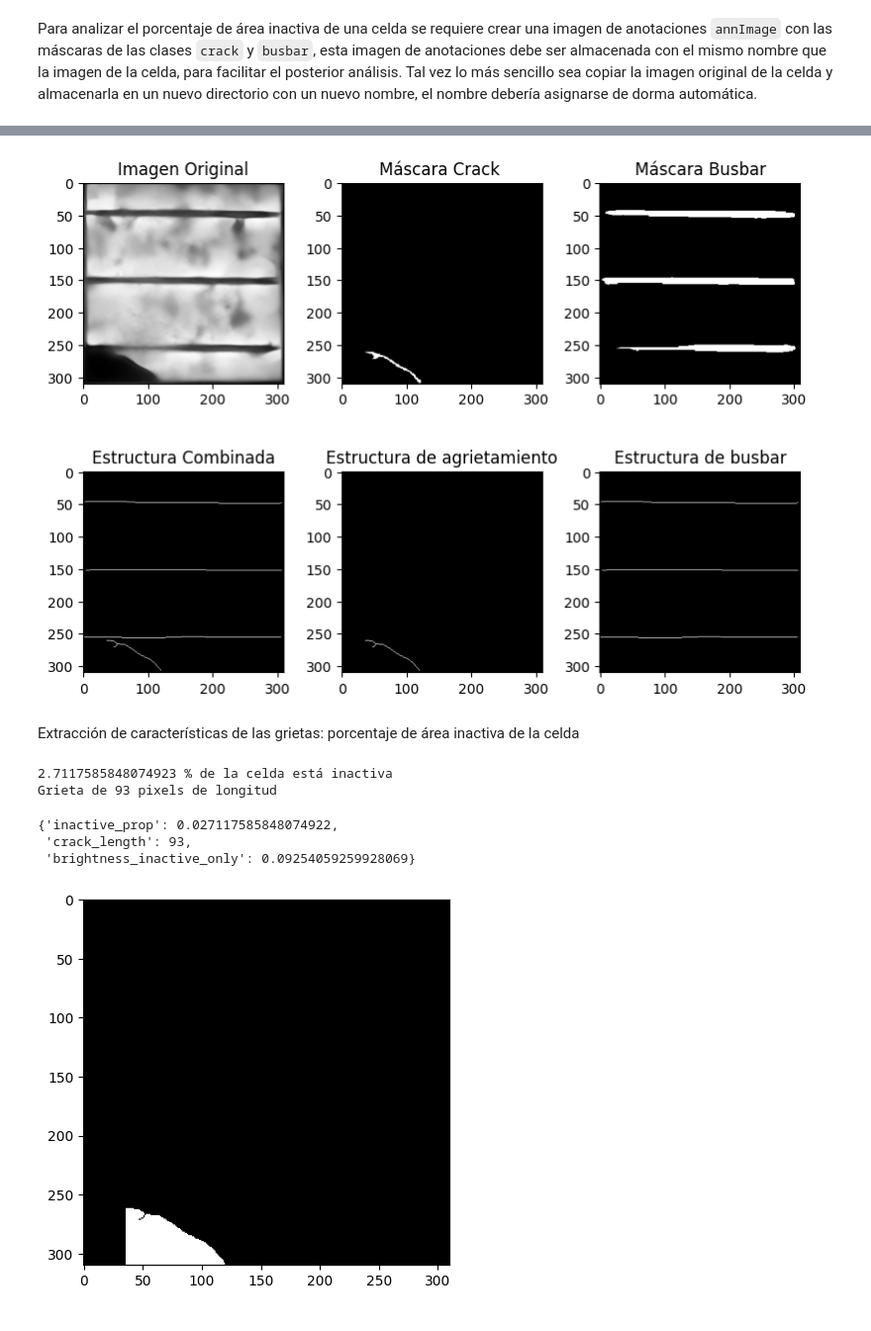
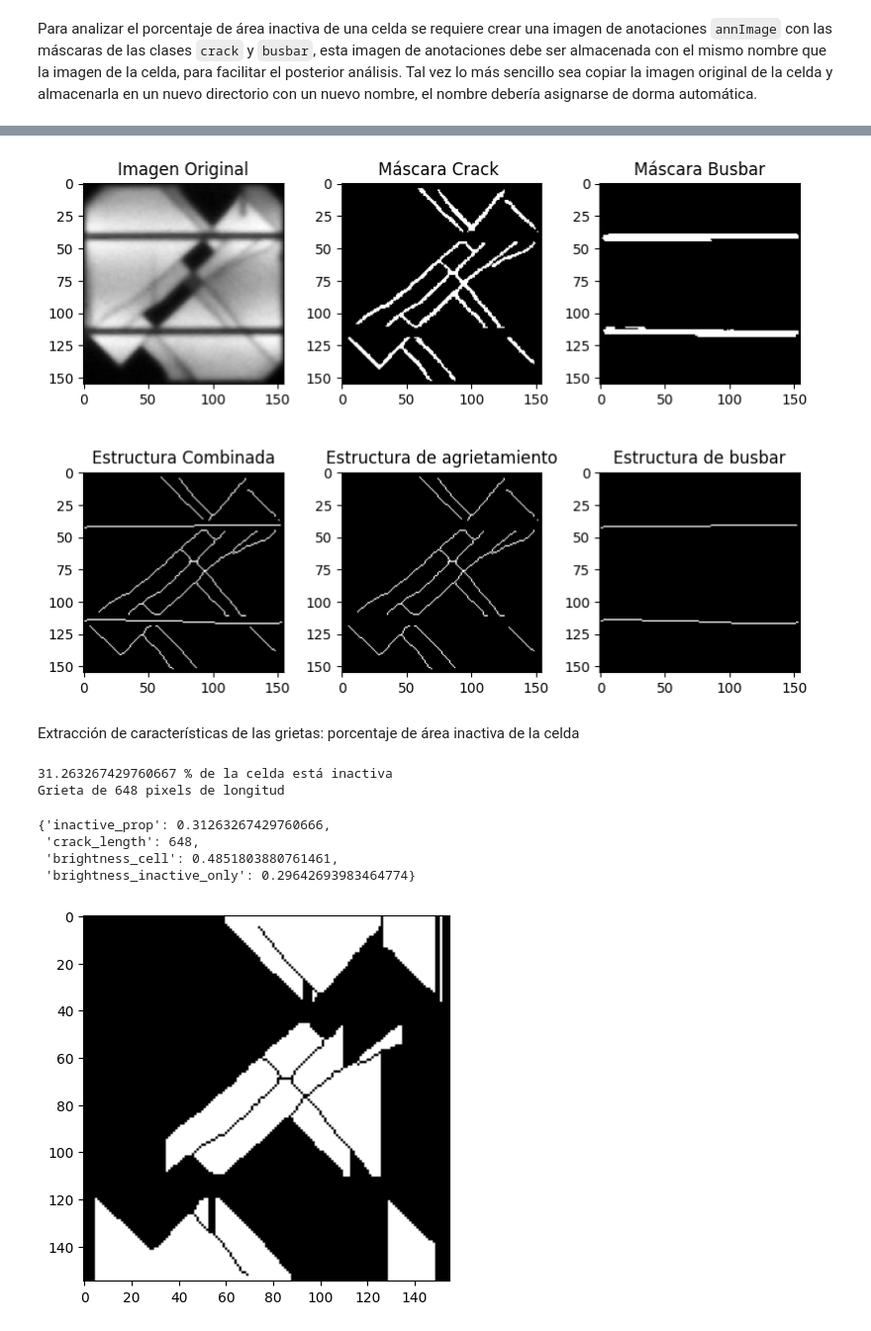
Before and after one commit to Franklingo13/PVDefectDetect, a Jupyter notebook: TestsPV-vision/EvaluacionModelo.ipynb, the cells around one changed output, grey strips where cells are left out. Shown: that part at 99% size. Saved outputs shown, nothing was run; the diff lists cells and outputs as text; code cells hidden in the pictures.

```diff
--- a/TestsPV-vision/EvaluacionModelo.ipynb
+++ b/TestsPV-vision/EvaluacionModelo.ipynb
@@ -918,12 +991,12 @@ images_path = 'D:/Documentos/Universidad de Cuenca/Trabajo de Titulación/Predic
 # %%
-img_path = images_path + '/image/Image11.png'
-ann_path = images_path + '/ann/annImage11.png'
+img_path = images_path + '/image/Image22.png'
+ann_path = images_path + '/ann/annImage22.png'
 # Crear una instancia de CrackCell
 crackcell = CrackCell(img_path,
                       ann_path,
                       crack_inx = 100,
                       busbar_inx = 10,
-                      busbar_num=3)
+                      busbar_num=2)
 
 # Visualización de la imagen original y las máscaras de crack y busbar
 fig, axes = plt.subplots(2, 3, figsize=(8, 6))
@@ -943,32 +1016,33 @@ axes[1, 2].set_title('Estructura de busbar')
 
 plt.tight_layout()
 # %% [output]
-[figure, old version]
+[figure, new version]
 # %% [markdown]
 Extracción de características de las grietas: porcentaje de área inactiva de la celda
 # %%
 # Extracción del área inactiva
 inactive_area, inactive_prop = crackcell.extract_inactive_area()
 plt.imshow(inactive_area, "gray")
 print("{} % de la celda está inactiva".format(inactive_prop*100))
 
 # Extracción de la longitud de la grieta
 crack_length = crackcell.extract_crack_length()
 print("Grieta de {} pixels de longitud ".format(crack_length))
 
 # Extracción del brillo. Existen tres modos:
     # 1. avg_all: brillo promedio de toda la imagen
-    # 2. avg_inactive: brillo promedio de la región inactiva y trata el área actica como 1
+    # 2. avg_inactive: brillo promedio de la región inactiva y trata el área activa como 1
     # 3. avg_inactive_only: brillo promedio solo del área inactiva y devuelve 1 para las celdas intactas
 
-brightness = crackcell.extract_brightness(mode='avg_inactive_only')
+brightness = crackcell.extract_brightness(mode='avg_all')
 #brightness
 # Extracción de todas las funciones a la vez
 crackcell.extract_features()
 # %% [output]
-2.7117585848074923 % de la celda está inactiva
-Grieta de 93 pixels de longitud
+31.263267429760667 % de la celda está inactiva
+Grieta de 648 pixels de longitud
-{'inactive_prop': 0.027117585848074922,
- 'crack_length': 93,
- 'brightness_inactive_only': 0.09254059259928069}
+{'inactive_prop': 0.31263267429760666,
+ 'crack_length': 648,
+ 'brightness_cell': 0.4851803880761461,
+ 'brightness_inactive_only': 0.29642693983464774}
-[figure, old version]
+[figure, new version]
```
Also changed, not shown: parts of 16 cells of this notebook.
